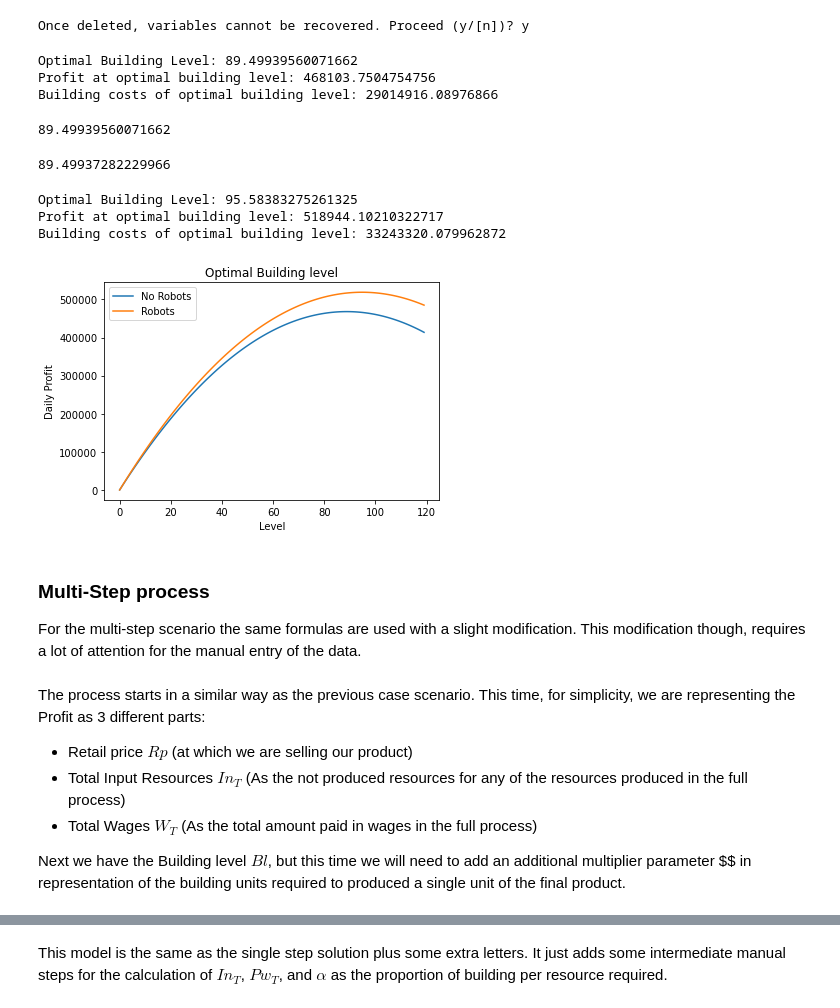
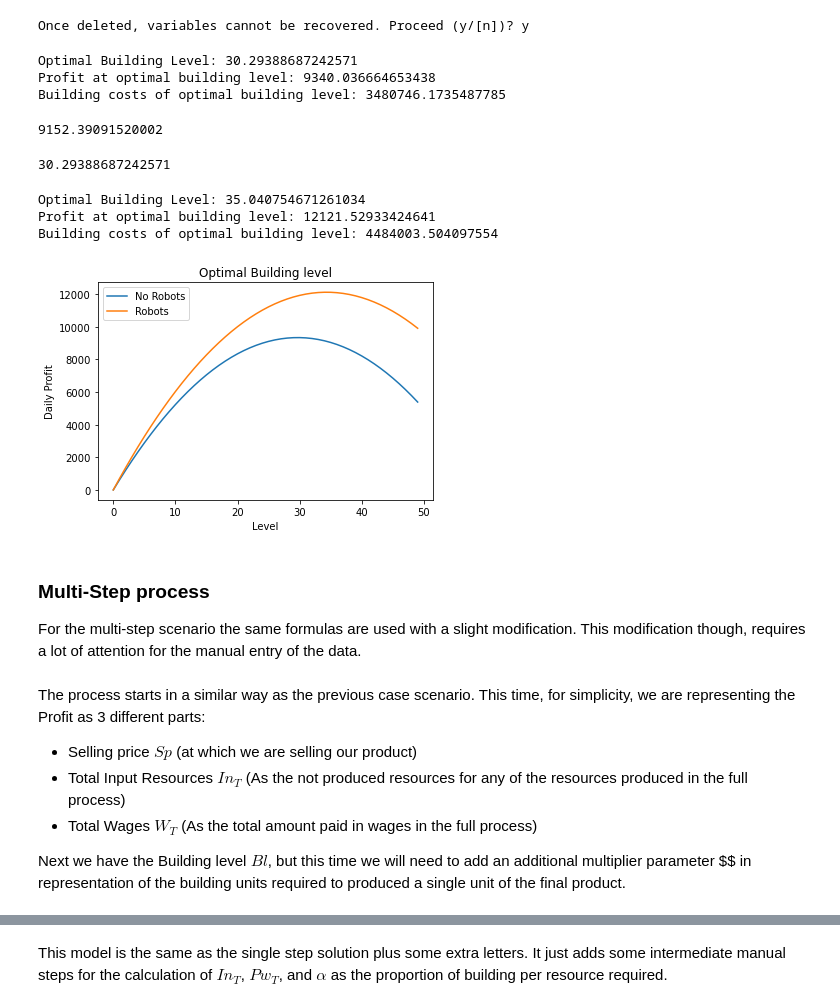
Before and after one commit to OscarFlores-IFi/SimCompanies, a Jupyter notebook: Optimal building level.ipynb, the cells around one changed output, grey strips where cells are left out. Saved outputs shown, nothing was run; the diff lists cells and outputs as text; code cells hidden in the pictures.

```diff
--- a/Optimal building level.ipynb
+++ b/Optimal building level.ipynb
@@ -120,58 +176,61 @@ def OptimalBuildingCosts(Bl_star, *args):
 # %%
 # Optimal solution with no robots:
 
-Pu = 0.3
+Sp = 1.75
+In = 1.14
+Pw = 0.51
+Pu = 204.86
 Pb = 0.04 # No robots
-Pw = 2050
-Rp = 10600
-In = 9954-2050-728
-Sk = 0.3
+Sk = 0.31
+Robots = 0
 
 slots = 13
 UnitaryBuildingCost = 105000
 
-print("Optimal Building Level: {}".format(Num_Bl(Rp, In, Pu, Pb, Pw, Sk)))
-print("Profit at optimal building level: {}".format(P_star(Rp, In, Pu, Pb, Pw, Sk)))
-print("Building costs of optimal building level: {}".format(OptimalBuildingCosts(An_Bl(Rp, In, Pu, Pb, Pw, Sk), slots, UnitaryBuildingCost)))
+print("Optimal Building Level: {}".format(Num_Bl(Sp, In, Pu, Pb, Pw, Sk, Robots)))
+print("Profit at optimal building level: {}".format(P_star(Sp, In, Pu, Pb, Pw, Sk, Robots)))
+print("Building costs of optimal building level: {}".format(OptimalBuildingCosts(Num_Bl(Sp, In, Pu, Pb, Pw, Sk, Robots), slots, UnitaryBuildingCost)))
 # %% [output]
-Optimal Building Level: 89.49939560071662
-Profit at optimal building level: 468103.7504754756
-Building costs of optimal building level: 29014916.08976866
+Optimal Building Level: 30.29388687242571
+Profit at optimal building level: 9340.036664653438
+Building costs of optimal building level: 3480746.1735487785
+# %%
+P(26, Sp, In, Pu, Pb, Pw, Sk, Robots)
+# %% [output]
+9152.39091520002
 # %%
 # Numerical estimation of the Building level
-Num_Bl(Rp, In, Pu, Pb, Pw, Sk)
+Num_Bl(Sp, In, Pu, Pb, Pw, Sk, Robots)
 # %% [output]
-89.49939560071662
+30.29388687242571
 # %%
 # Analytical estimation of the Building level
-An_Bl(Rp, In, Pu, Pb, Pw, Sk)
+# An_Bl(Sp, In, Pu, Pb, Pw, Sk, Robots) Not working yet
-# %% [output]
-89.49937282229966
 # %%
 # Same scenario, but with robots
 
-Pb = 0.07 # Robots
+Robots = 1 # Robots
 
-print("Optimal Building Level: {}".format(An_Bl(Rp, In, Pu, Pb, Pw, Sk)))
-print("Profit at optimal building level: {}".format(P_star(Rp, In, Pu, Pb, Pw, Sk)))
-print("Building costs of optimal building level: {}".format(OptimalBuildingCosts(An_Bl(Rp, In, Pu, Pb, Pw, Sk), slots, UnitaryBuildingCost)))
+print("Optimal Building Level: {}".format(Num_Bl(Sp, In, Pu, Pb, Pw, Sk, Robots)))
+print("Profit at optimal building level: {}".format(P_star(Sp, In, Pu, Pb, Pw, Sk, Robots)))
+print("Building costs of optimal building level: {}".format(OptimalBuildingCosts(Num_Bl(Sp, In, Pu, Pb, Pw, Sk, Robots), slots, UnitaryBuildingCost)))
 # %% [output]
-Optimal Building Level: 95.58383275261325
-Profit at optimal building level: 518944.10210322717
-Building costs of optimal building level: 33243320.079962872
+Optimal Building Level: 35.040754671261034
+Profit at optimal building level: 12121.52933424641
+Building costs of optimal building level: 4484003.504097554
 # %%
-Bls =np.linspace(0,120,120)
+Bls =np.linspace(0,50,50)
 fig, ax = plt.subplots()
-# controls = iplt.plot(Bls, P , Rp=Rp, In=In, Pu=Pu, Pb=(0,0.1), Fw=Fw, Sk=(0,0.6))
-plt.plot(P(Bls, Rp, In, Pu, 0.04, Pw, Sk), label = 'No Robots')
-plt.plot(P(Bls, Rp, In, Pu, 0.07, Pw, Sk), label = 'Robots')
+# controls = iplt.plot(Bls, P , Sp=Sp, In=In, Pu=Pu, Pb=(0,0.1), Fw=Fw, Sk=(0,0.6))
+plt.plot(P(Bls, Sp, In, Pu, 0.04, Pw, Sk, 0), label = 'No Robots')
+plt.plot(P(Bls, Sp, In, Pu, 0.04, Pw, Sk, 1), label = 'Robots')
 plt.title('Optimal Building level')
 plt.xlabel('Level')
 plt.ylabel('Daily Profit')
 plt.legend()
 plt.show();
 # %% [output]
-[figure, old version]
+[figure, new version]
 # %% [markdown]
 ### Multi-Step process
 
@@ -179,7 +238,7 @@ For the multi-step scenario the same formulas are used with a slight modificatio
 # %% [markdown]
 The process starts in a similar way as the previous case scenario. This time, for simplicity, we are representing the Profit as 3 different parts:
 
-- Retail price $Rp$ (at which we are selling our product)
+- Selling price $Sp$ (at which we are selling our product)
 - Total Input Resources $In_{T}$ (As the not produced resources for any of the resources produced in the full process)
 - Total Wages $W_{T}$ (As the total amount paid in wages in the full process)
 
```
Also changed, not shown: parts of 21 cells of this notebook.
